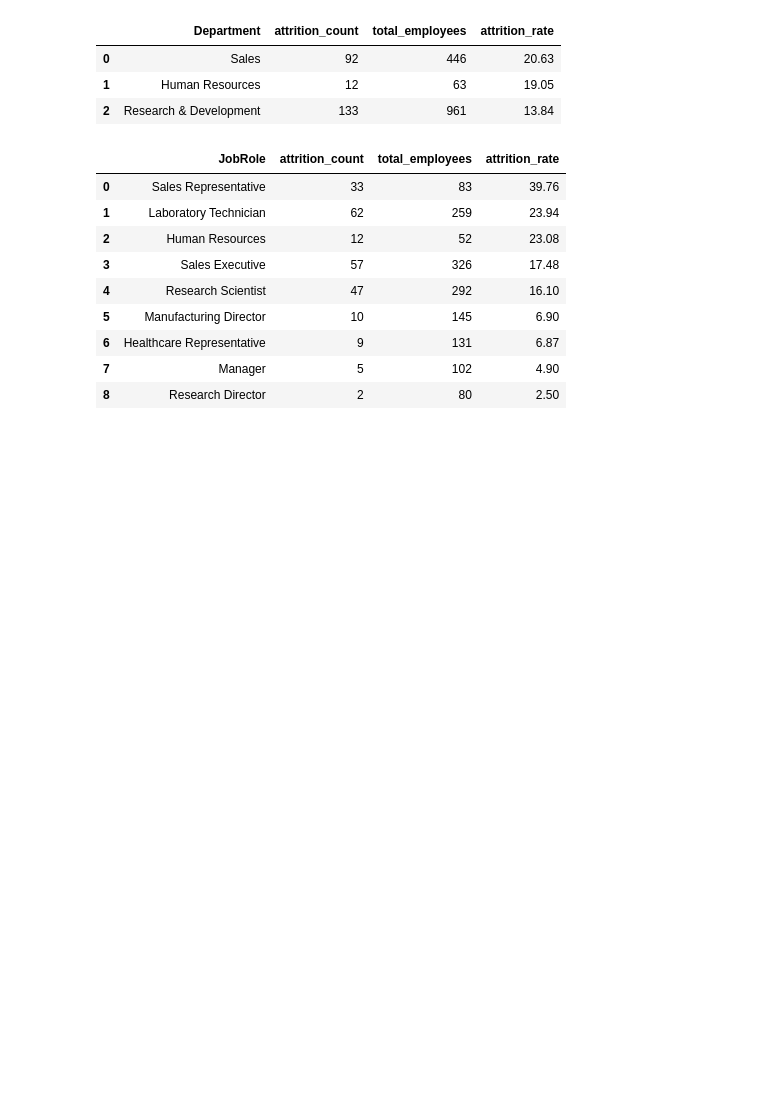
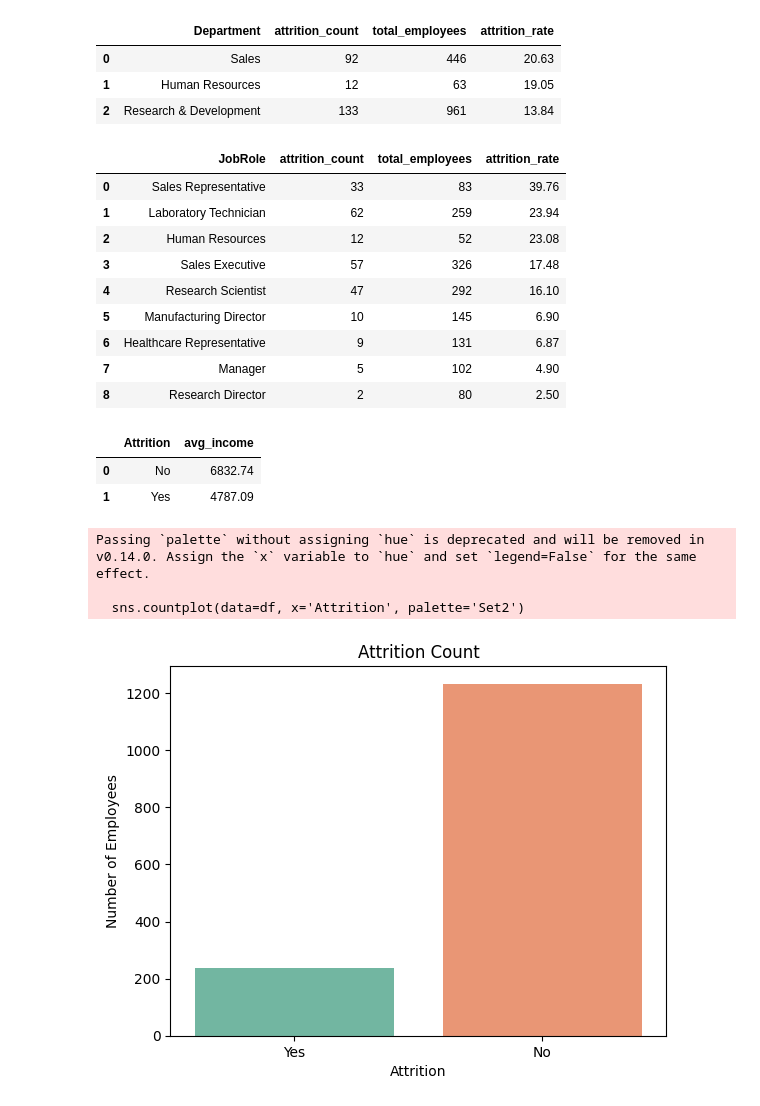
Before and after one commit to lalit1511/SQL_Projects, a Jupyter notebook: SQL_HR_Analytics.ipynb, the cells around one changed output. Drawn from its saved outputs; the diff is of its cells as text; code cells hidden in the pictures; blank space fills up the shorter version.

```diff
--- a/SQL_HR_Analytics.ipynb
+++ b/SQL_HR_Analytics.ipynb
@@ -80,3 +80,29 @@ pd.read_sql_query(query, conn)
 | 6 | Healthcare Representative | 9 | 131 | 6.87 |
 | 7 | Manager | 5 | 102 | 4.90 |
 | 8 | Research Director | 2 | 80 | 2.50 |
+# %%
+#🔸 4. Monthly Income vs Attrition
+query = '''
+SELECT
+    Attrition,
+    ROUND(AVG(MonthlyIncome), 2) AS avg_income
+FROM hr_data
+GROUP BY Attrition
+'''
+pd.read_sql_query(query, conn)
+# %% [output]
+|  | Attrition | avg_income |
+| 0 | No | 6832.74 |
+| 1 | Yes | 4787.09 |
+# %%
+#📊 Section 3: Visual Insights
+sns.countplot(data=df, x='Attrition', palette='Set2')
+plt.title('Attrition Count')
+plt.xlabel('Attrition')
+plt.ylabel('Number of Employees')
+plt.show()
+# %% [output]
+Passing `palette` without assigning `hue` is deprecated and will be removed in v0.14.0. Assign the `x` variable to `hue` and set `legend=False` for the same effect.
+
+  sns.countplot(data=df, x='Attrition', palette='Set2')
+[figure, added]
```
Also changed, not shown: parts of 4 cells of this notebook.
